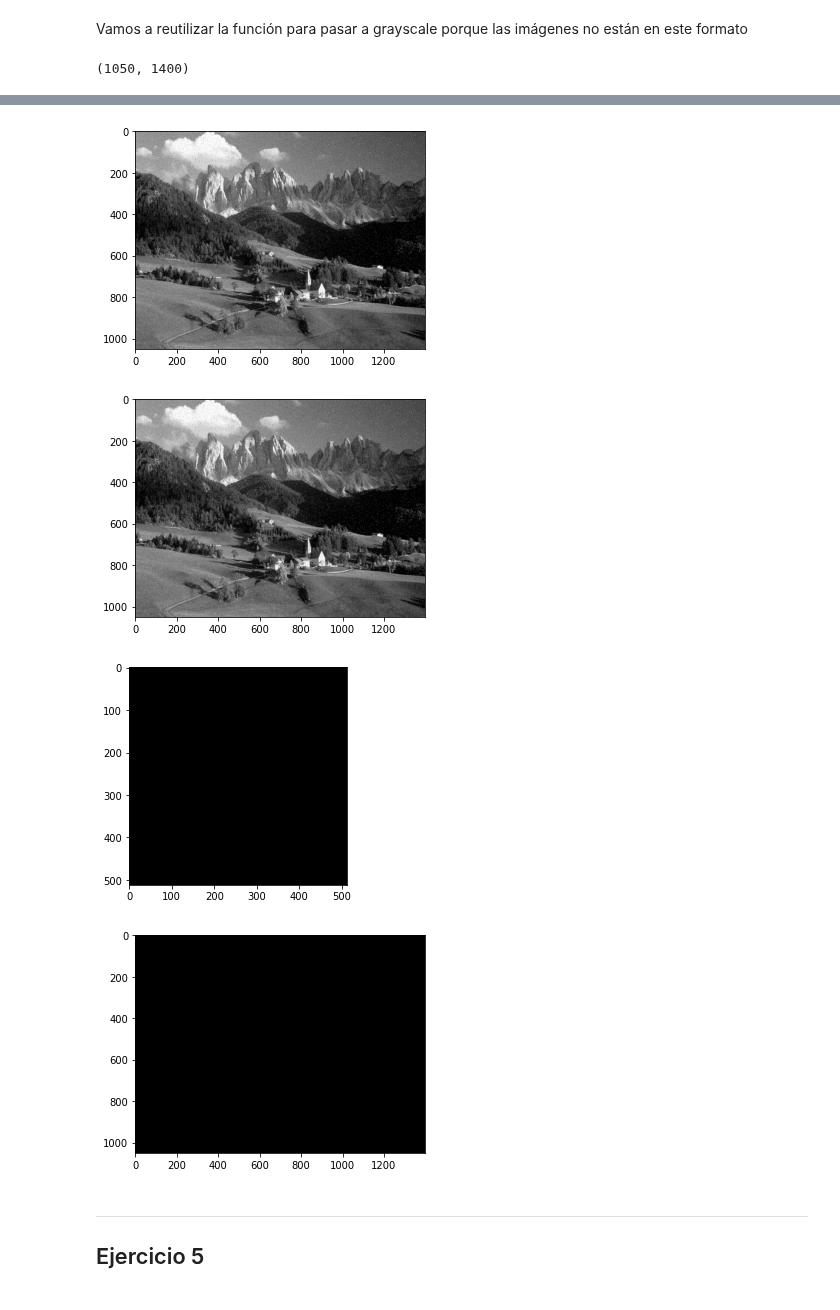
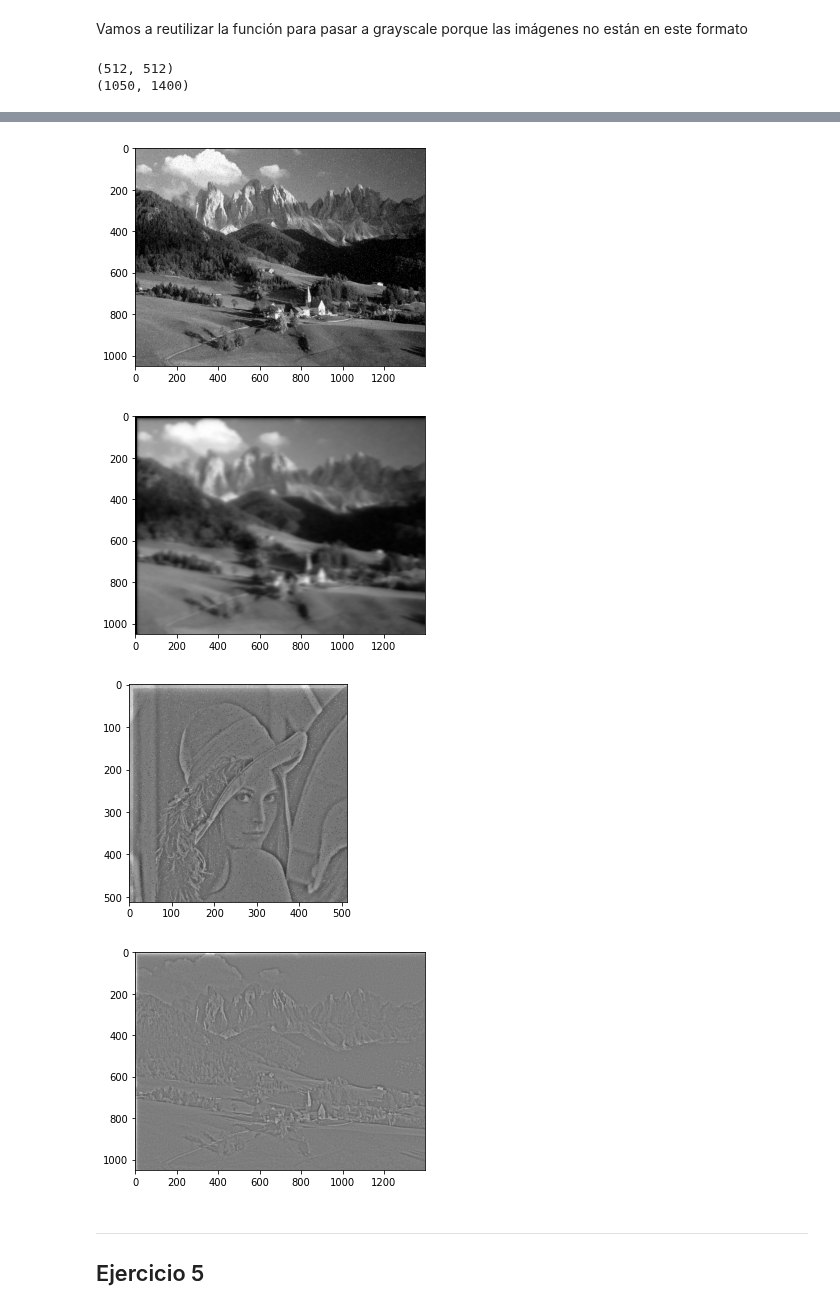
Before and after one commit to CarlosRyu98/PIA, a Jupyter notebook: 03 Tratamiento de imagen/03_Practica.ipynb, the cells around one changed output, grey strips where cells are left out. Drawn from its saved outputs; the diff is of its cells as text; code cells hidden in the pictures.

```diff
--- a/03 Tratamiento de imagen/03_Practica.ipynb
+++ b/03 Tratamiento de imagen/03_Practica.ipynb
@@ -20,7 +20,7 @@ def mediaSCentral(matriz):
     for fila in matriz:
         c = 0
         for columna in fila:
-            if (f != int(matriz.shape[0]) or c != int(matriz.shape[1]/2)):
+            if (f != int(matriz.shape[0]/2) or c != int(matriz.shape[1]/2)):
                 suma += columna
             c += 1
         f += 1
@@ -28,5 +28,6 @@ def mediaSCentral(matriz):
 
 matriz = np.random.randint(10, size=(3,3))
 
+print(matriz)
 print(mediaSCentral(matriz))
 # %% [output]
@@ -39,13 +43,14 @@ Crea una función que, utilizando la función definida en el ejercicio 2, "elimi
 # %%
 def limpiaRuido(matriz, size):
     matrizLimpia = matriz.copy()
+    mitad = int(size/2)
     f = 0
     for fila in matrizLimpia:
         c = 0
         for columna in fila:
-            matrizLimpia[f,c] = mediaSCentral(matrizLimpia[f-int(size/2):f+int(size/2)+1,c-int(size/2):c+int(size/2)+1])
-        c += 1
-    f += 1
+            matrizLimpia[f,c] = mediaSCentral(matrizLimpia[f-mitad:f+mitad+1,c-mitad:c+mitad+1])
+            c += 1
+        f += 1
     return matrizLimpia
 
 # matriz = np.random.randint(10, size=(7,7))
@@ -70,15 +75,15 @@ Vamos a reutilizar la función para pasar a grayscale porque las imágenes no es
 lenna_ruido = colorToGrayscale2(plt.imread("03_spn_lenna.png"))
 ci_ruido = colorToGrayscale2(plt.imread("03_spn_ci.png"))
 
+print(lenna_ruido.shape)
 print(ci_ruido.shape)
 
+lenna_clean = limpiaRuido(lenna_ruido, 21)
+ci_clean = limpiaRuido(ci_ruido, 21)
 
-lenna_clean = limpiaRuido(lenna_ruido, 3)
-ci_clean = limpiaRuido(ci_ruido, 3)
-
+plt.imshow(lenna_ruido, cmap="gray")
+plt.show()
 plt.imshow(lenna_clean, cmap="gray")
-plt.show()
-plt.imshow(lenna_ruido, cmap="gray")
 plt.show()
 plt.imshow(ci_ruido, cmap="gray")
 plt.show()
@@ -93,5 +98,6 @@ plt.show()
 plt.imshow(ci_diff, cmap="gray")
 plt.show()
 # %% [output]
+(512, 512)
 (1050, 1400)
 [figure]
@@ -99,7 +105,7 @@ plt.show()
 [figure]
-[figure, old version]
+[figure, new version]
-[figure, old version]
+[figure, new version]
-[figure, old version]
+[figure, new version]
 # %% [markdown]
 ---
 ## Ejercicio 5
```
Also changed, not shown: parts of 6 cells of this notebook, 1 other file.
